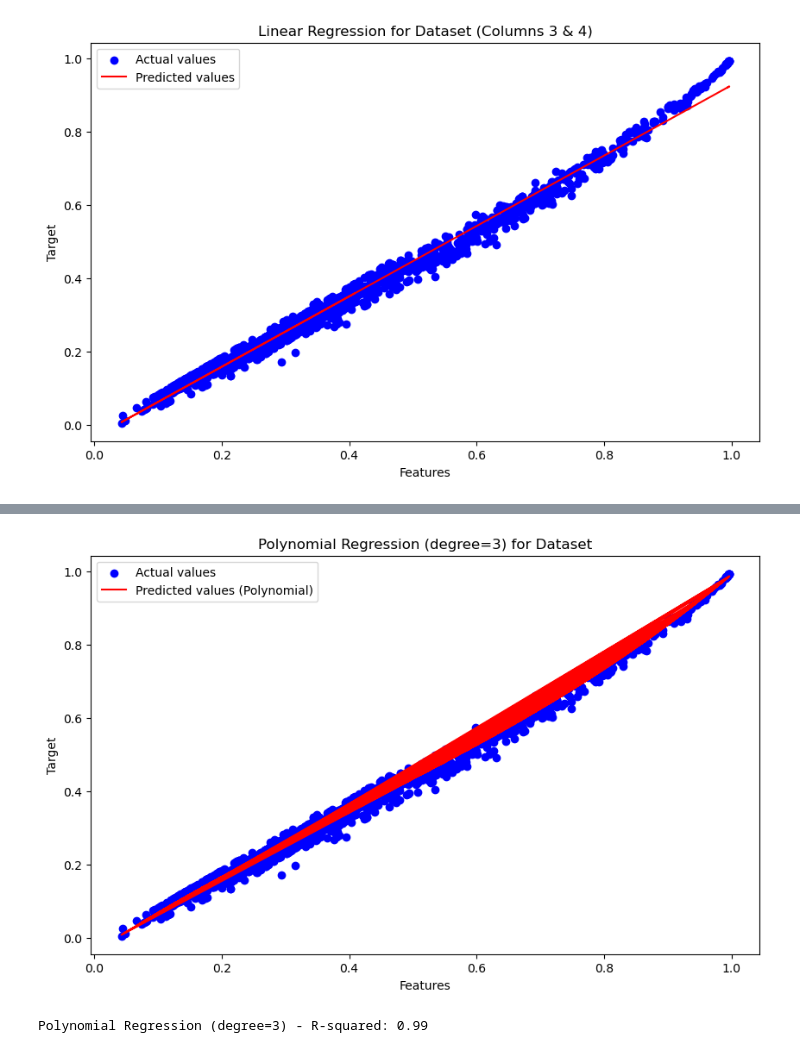
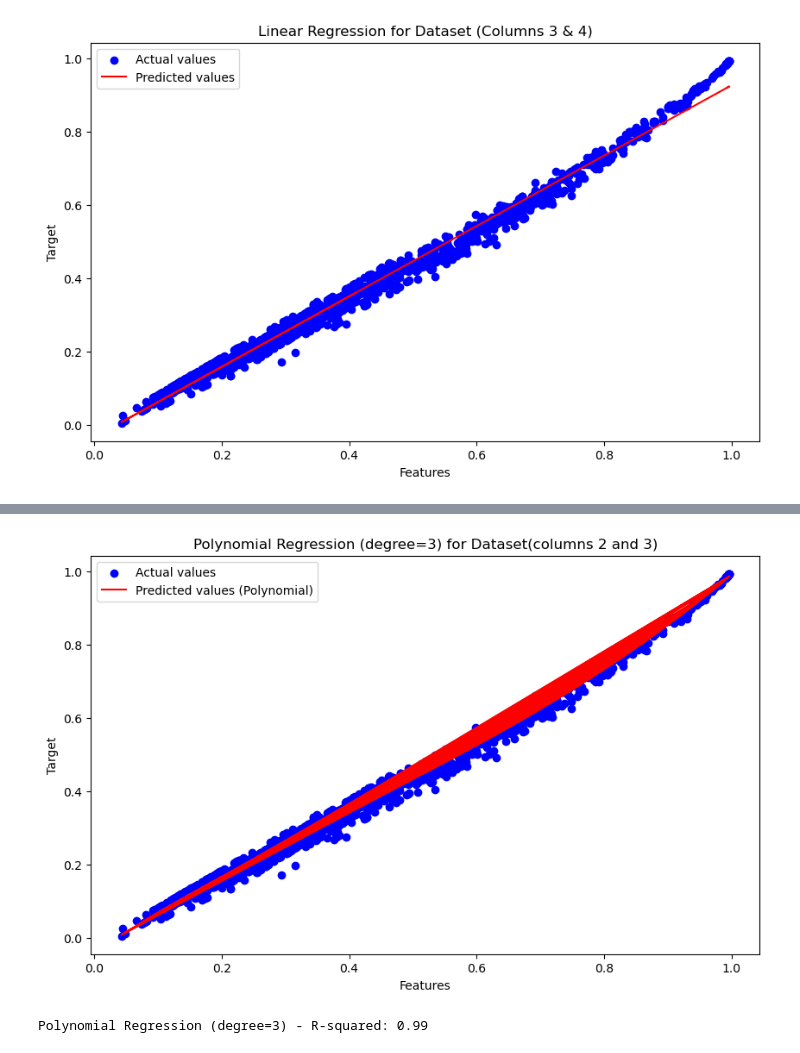
Before and after one commit to eternalshash/Research.IIT, a Jupyter notebook: s.choudhryS1/Model(s)s7.ipynb, the cells around one changed output, grey strips where cells are left out. Saved outputs shown, nothing was run; the diff lists cells and outputs as text; code cells hidden in the pictures.

```diff
--- a/s.choudhryS1/Model(s)s7.ipynb
+++ b/s.choudhryS1/Model(s)s7.ipynb
@@ -353,31 +345,31 @@ Linear Regression for Columns 2 & 3 - R-squared: 0.99
 # %%
 # Prepare the data for polynomial regression
 
 # Transform the features to polynomial features
 degree = 3  # You can change the degree to a higher value if needed
 poly = PolynomialFeatures(degree)
 X_poly = poly.fit_transform(X)
 
 # Create and fit the polynomial regression model
 poly_regressor = LinearRegression()
 poly_regressor.fit(X_poly, Y)
 y_poly_pred = poly_regressor.predict(X_poly)
 
 # Plot the results
 plt.figure(figsize=(10, 6))
 plt.scatter(X, Y, color='blue', label='Actual values')
 plt.plot(X, y_poly_pred, color='red', label='Predicted values (Polynomial)')
 plt.xlabel('Features')
 plt.ylabel('Target')
-plt.title(f'Polynomial Regression (degree={degree}) for Dataset')
+plt.title(f'Polynomial Regression (degree={degree}) for Dataset(columns 2 and 3)')
 plt.legend()
 plt.show()
 
 # Evaluate the model
 r_squared_poly = r2_score(Y, y_poly_pred)
 mse_poly = mean_squared_error(Y, y_poly_pred)
 
 print(f"Polynomial Regression (degree={degree}) - R-squared: {r_squared_poly:.2f}")
 # %% [output]
-[figure, old version]
+[figure, new version]
 Polynomial Regression (degree=3) - R-squared: 0.99
```
Also changed, not shown: parts of 6 cells of this notebook, 4 other files.
